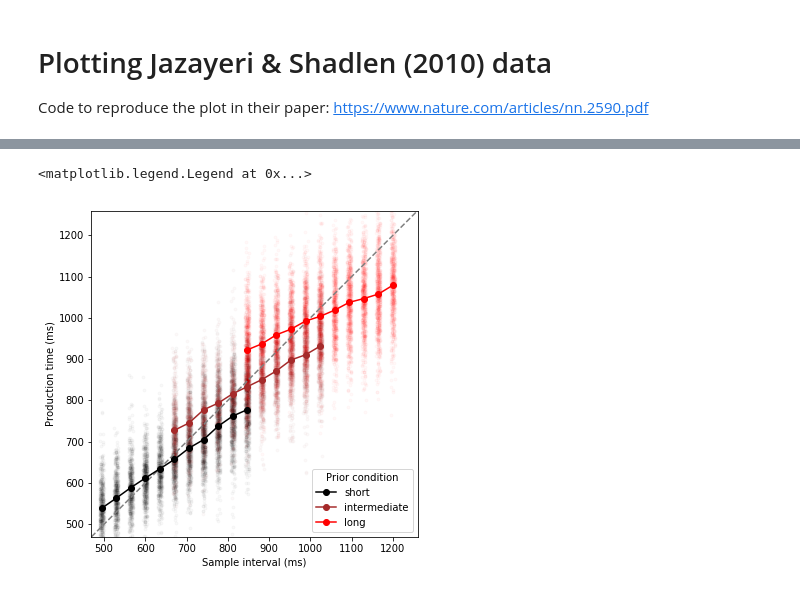
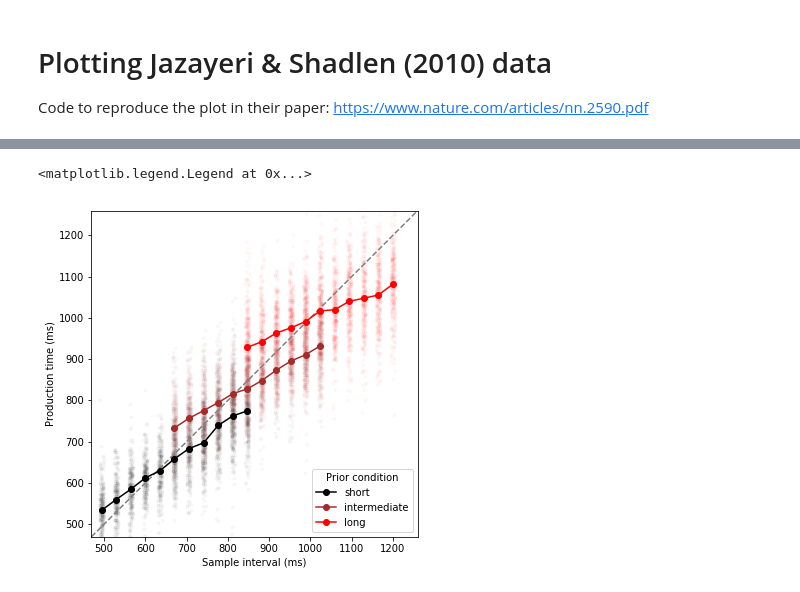
Before and after one commit to VanRijnLab/cogmod-bpm-2018, a Jupyter notebook: plot-JS.ipynb, the cells around one changed output, grey strips where cells are left out. Cells and saved outputs as stored; diff of their text form; code cells hidden in the pictures.

Commit message:
Exclude training trials from the plot

```diff
--- a/plot-JS.ipynb
+++ b/plot-JS.ipynb
@@ -13,4 +19,11 @@ mean_tp = dat.groupby(['Cond', 'Ts'])['Tp'].mean().reset_index()
 # %%
+# Remove training trials
+dat = dat[dat['Main'] == True]
+
+# Calculate mean Tp by condition
+mean_tp = dat.groupby(['Cond', 'Ts'])['Tp'].mean().reset_index()
+
+
 yrange = np.multiply((min(mean_tp['Ts']), max(mean_tp['Ts'])), [0.95, 1.05])
 
 # Subset data for plotting
@@ -21,31 +34,31 @@ cond3 = mean_tp.loc[mean_tp['Cond'] == 3]
 
 # Add jitter noise
 jitter = dat.copy()
 jitter['Ts'] = jitter['Ts'] + np.random.uniform(-5, 5, len(dat))
 cond1_jitter = jitter.loc[jitter['Cond'] == 1]
 cond2_jitter = jitter.loc[jitter['Cond'] == 2]
 cond3_jitter = jitter.loc[jitter['Cond'] == 3]
 
 # Make plot
 f, ax = plt.subplots(figsize = (6,6))
 
 ax.set(xlim = yrange, ylim = yrange)
 f.gca().set_aspect('equal', adjustable = 'box')
 
 ax.set_xlabel('Sample interval (ms)')
 ax.set_ylabel('Production time (ms)')
 
 ax.plot(yrange, yrange, linestyle = '--', color ='gray')
 
 ax.scatter(cond1_jitter['Ts'], cond1_jitter['Tp'], marker = '.', color = 'black', alpha = 0.025, label = None)
 ax.scatter(cond2_jitter['Ts'], cond2_jitter['Tp'], marker = '.', color = 'brown', alpha = 0.025, label = None)
 ax.scatter(cond3_jitter['Ts'], cond3_jitter['Tp'], marker = '.', color = 'red', alpha = 0.025, label = None)
 
 ax.plot(cond1['Ts'], cond1['Tp'], color = 'black', marker = 'o', label = "short")
 ax.plot(cond2['Ts'], cond2['Tp'], color = 'brown', marker = 'o', label = "intermediate")
 ax.plot(cond3['Ts'], cond3['Tp'], color = 'red', marker = 'o', label = "long")
 
 ax.legend(title = 'Prior condition', loc = 4)
 # %% [output]
 <matplotlib.legend.Legend at 0x...>
-[figure, old version]
+[figure, new version]
```
Also changed, not shown: parts of 1 cell of this notebook.
